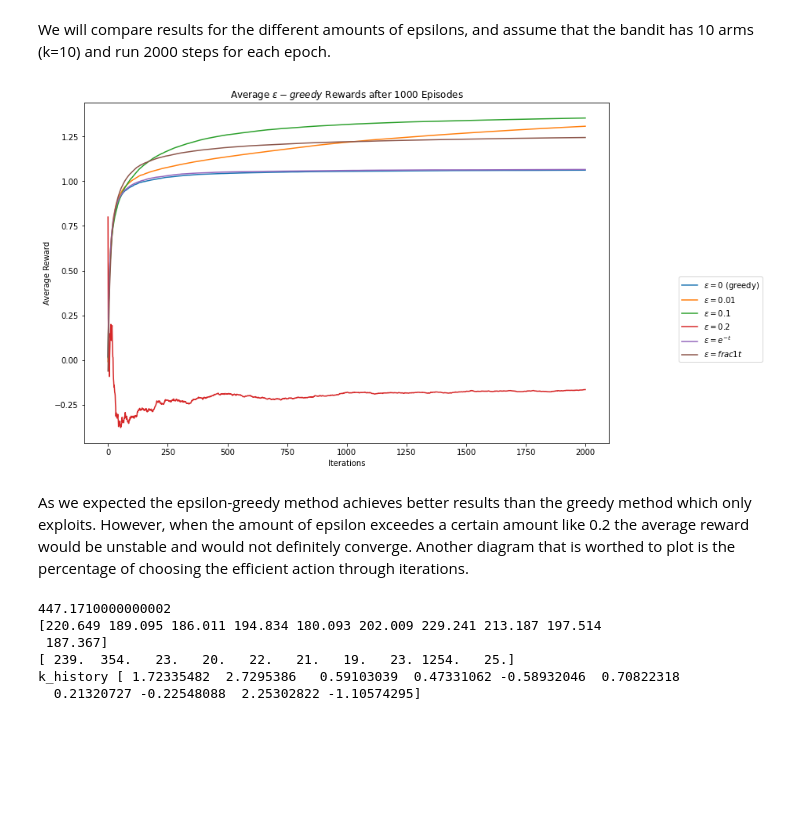
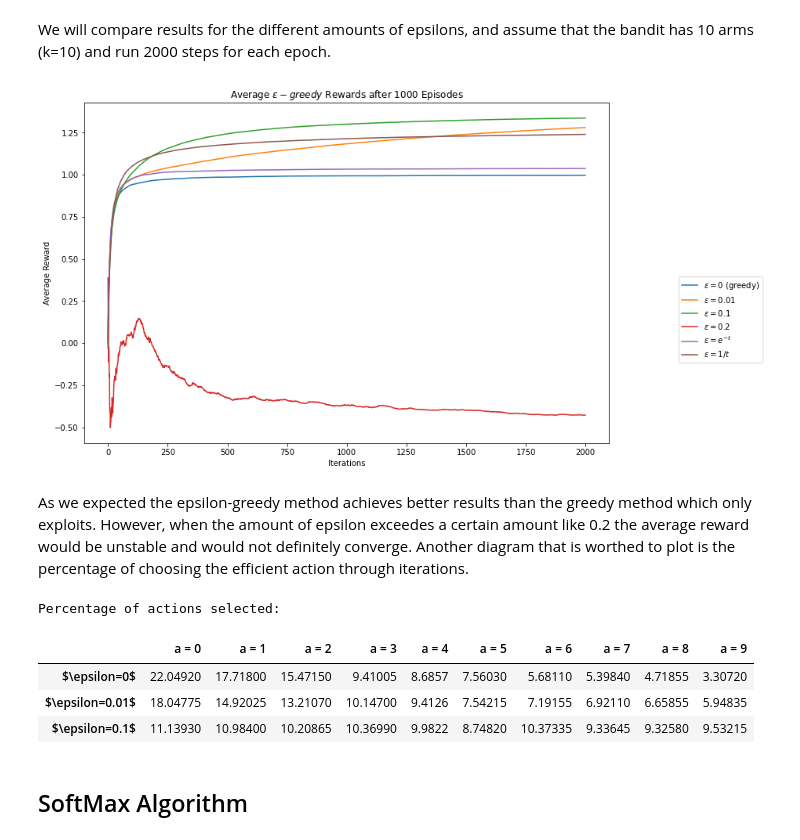
Before and after one commit to HesamKorki/armed_bandit_RL, a Jupyter notebook: Armed_Bandits.ipynb, the cells around one changed output. Drawn from its saved outputs; the diff is of its cells as text; code cells hidden in the pictures; blank space fills up the shorter version.

Commit message:
SoftMax and OIV added

```diff
--- a/Armed_Bandits.ipynb
+++ b/Armed_Bandits.ipynb
@@ -148,46 +148,34 @@ for i in range(episodes):
     eps_01_rewards = eps_01_rewards + (
         eps_01.history - eps_01_rewards) / (i + 1)
     eps_1_rewards = eps_1_rewards + (
         eps_1.history - eps_1_rewards) / (i + 1)
     eps_2_rewards = eps_2_rewards + (
         eps_1.history - eps_1_rewards) / (i + 1)
 
     eps_exp_rewards += (eps_exp.history - eps_exp_rewards)/(i+1)
     eps_inv_rewards += (eps_inv.history - eps_inv_rewards)/(i+1)
 
     # Average actions per episode
     eps_0_selection += (eps_0.k_n - eps_0_selection)/(i+1)
     eps_01_selection += (eps_01.k_n - eps_01_selection)/(i+1)
     eps_1_selection += (eps_1.k_n - eps_1_selection)/(i+1)
     eps_2_selection += (eps_2.k_n - eps_2_selection)/(i+1)
 
 
 plt.figure(figsize=(12,8))
 plt.plot(eps_0_rewards, label="$\epsilon=0$ (greedy)")
 plt.plot(eps_01_rewards, label="$\epsilon=0.01$")
 plt.plot(eps_1_rewards, label="$\epsilon=0.1$")
 plt.plot(eps_2_rewards, label="$\epsilon=0.2$")
 plt.plot(eps_exp_rewards, label="$\epsilon=e^{-t}$")
-plt.plot(eps_inv_rewards, label="$\epsilon=frac{1}{t}$")
+plt.plot(eps_inv_rewards, label="$\epsilon=1/t$")
 plt.legend(bbox_to_anchor=(1.3, 0.5))
 plt.xlabel("Iterations")
 plt.ylabel("Average Reward")
 plt.title("Average $\epsilon-greedy$ Rewards after " + str(episodes)
     + " Episodes")
 plt.show()
 # %% [output]
-[figure, old version]
+[figure, new version]
 # %% [markdown]
 As we expected the epsilon-greedy method achieves better results than the greedy method which only exploits. However, when the amount of epsilon exceedes a certain amount like 0.2 the average reward would be unstable and would not definitely converge. Another diagram that is worthed to plot is the percentage of choosing the efficient action through iterations.
-# %%
-print(max(eps_0_selection))
-print(eps_1_selection)
-print(eps_1.k_n)
-print("k_history", eps_1.k_history)
-# %% [output]
-447.1710000000002
-[220.649 189.095 186.011 194.834 180.093 202.009 229.241 213.187 197.514
- 187.367]
-[ 239.  354.   23.   20.   22.   21.   19.   23. 1254.   25.]
-k_history [ 1.72335482  2.7295386   0.59103039  0.47331062 -0.58932046  0.70822318
-  0.21320727 -0.22548088  2.25302822 -1.10574295]
@@ -195,0 +182,16 @@ opt
+# %%
+opt_per = np.array([eps_0_selection, eps_01_selection,
+                   eps_1_selection]) / iters * 100
+df = pd.DataFrame(opt_per, index=['$\epsilon=0$',
+    '$\epsilon=0.01$', '$\epsilon=0.1$'],
+                 columns=["a = " + str(x) for x in range(0, k)])
+print("Percentage of actions selected:")
+df
+# %% [output]
+Percentage of actions selected:
+|  | a = 0 | a = 1 | a = 2 | a = 3 | a = 4 | a = 5 | a = 6 | a = 7 | a = 8 | a = 9 |
+| $\epsilon=0$ | 22.04920 | 17.71800 | 15.47150 | 9.41005 | 8.6857 | 7.56030 | 5.68110 | 5.39840 | 4.71855 | 3.30720 |
+| $\epsilon=0.01$ | 18.04775 | 14.92025 | 13.21070 | 10.14700 | 9.4126 | 7.54215 | 7.19155 | 6.92110 | 6.65855 | 5.94835 |
+| $\epsilon=0.1$ | 11.13930 | 10.98400 | 10.20865 | 10.36990 | 9.9822 | 8.74820 | 10.37335 | 9.33645 | 9.32580 | 9.53215 |
+# %% [markdown]
+## SoftMax Algorithm
```
Also changed, not shown: parts of 9 cells of this notebook.
